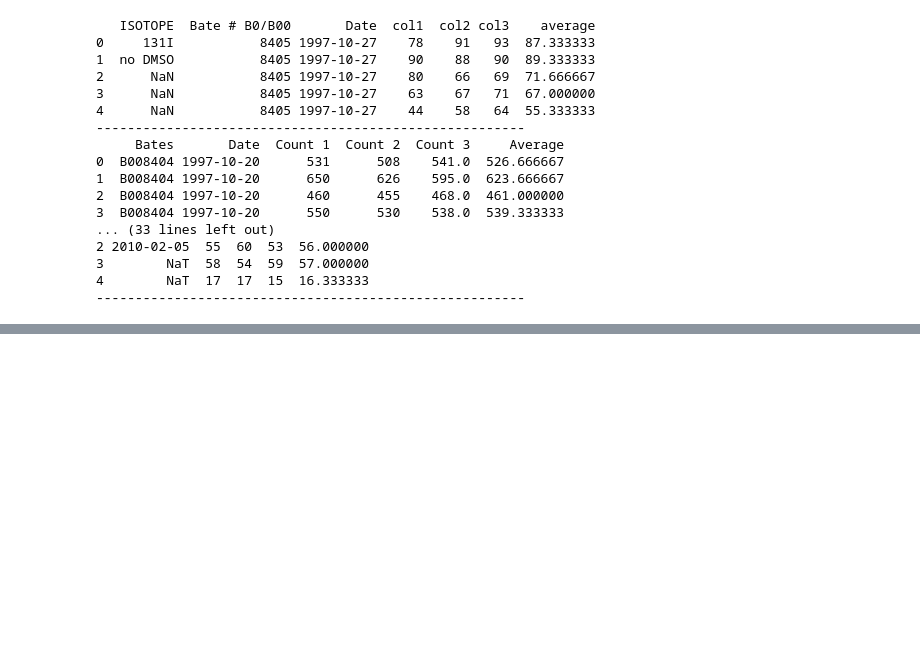
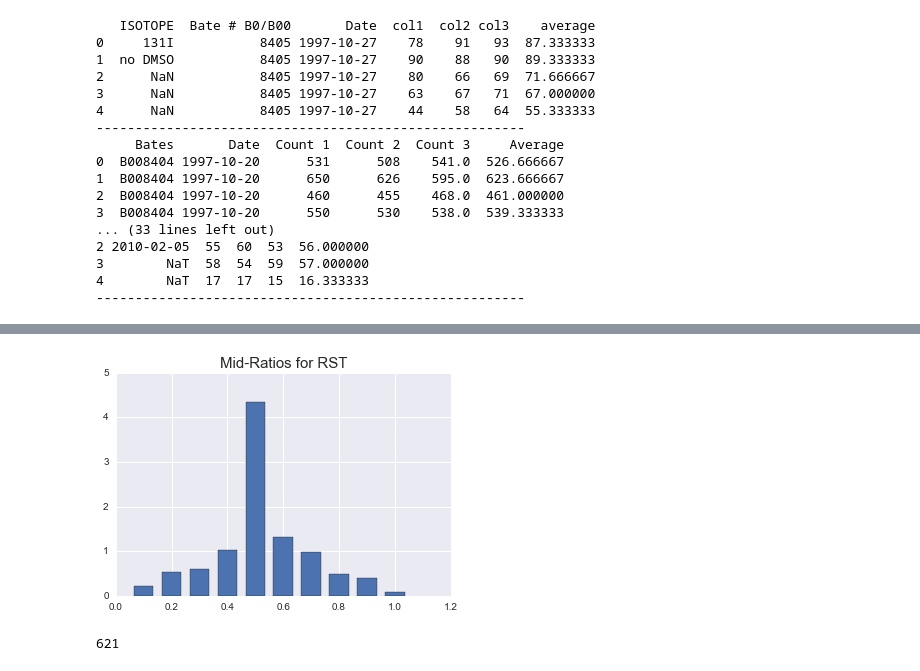
Before and after one commit to sofiatti/stat_analysis_radiobiological_data, a Jupyter notebook: exploring_data.ipynb, the cells around one changed output, grey strips where cells are left out. Saved outputs shown, nothing was run; the diff lists cells and outputs as text; code cells hidden in the pictures; blank space fills up the shorter version.

```diff
--- a/exploring_data.ipynb
+++ b/exploring_data.ipynb
@@ -83,0 +94,13 @@ array([[<matplotlib.axes._subplots.AxesSubplot object at 0x...>]], dtype=object)
+# %%
+#plt.hist( bins=bins, normed=True)
+#plt.title('Mid-Ratios f')
+
+hist, bins = np.histogram(list(rst_final['Mid Ratios']), bins=np.arange(0.05,1.15, 0.1), normed=True)
+width = 0.7 * (bins[1] - bins[0])
+center = (np.arange(0.1,1.1, 0.1) )
+plt.bar(center, hist, align='center', width=width)
+plt.ylim(0, 5.)
+plt.title('Mid-Ratios for RST', size=15)
+plt.show()
+# %% [output]
+[figure, added]
@@ -83,0 +115,4 @@ array([[<matplotlib.axes._subplots.AxesSubplot object at 0x...>]], dtype=object)
+# %%
+len(other_colony['Mid Ratios'])
+# %% [output]
+621
```
Also changed, not shown: parts of 14 cells of this notebook.
